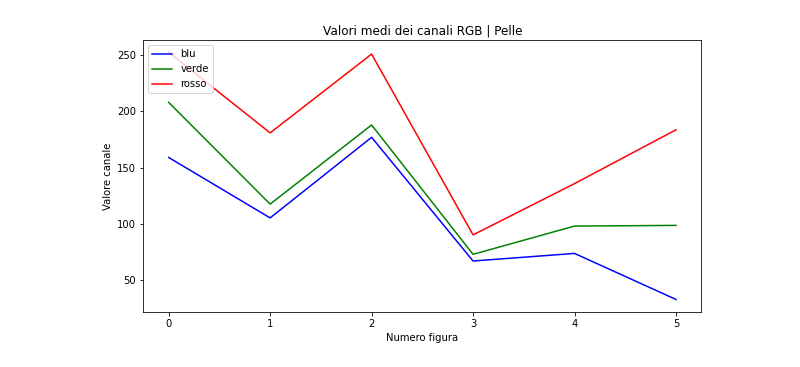
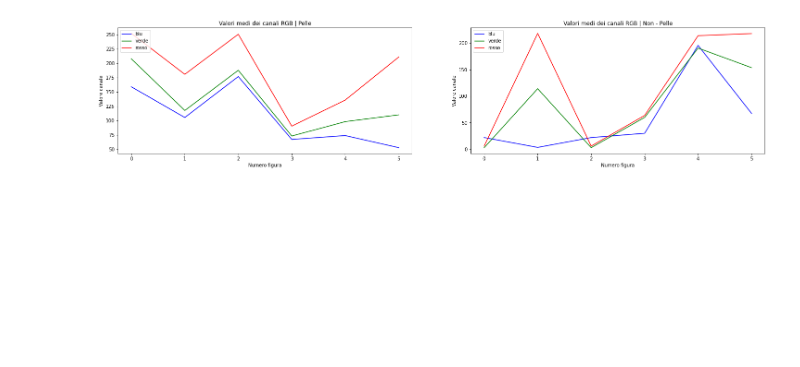
Before and after one commit to Wooler97/Skin-Detection, a Jupyter notebook: a.ipynb, the cells around one changed output. Cells and saved outputs as stored; diff of their text form; code cells hidden in the pictures; blank space fills up the shorter version.

```diff
--- a/a.ipynb
+++ b/a.ipynb
@@ -188,16 +378,29 @@ Text(0.5, 0, 'Canale')
 # %%
 chp_r = np.array([ch1[2], ch2[2], ch3[2], ch4[2], ch5[2], ch6[2]])
 chp_g = np.array([ch1[1], ch2[1], ch3[1], ch4[1], ch5[1], ch6[1]])
 chp_b = np.array([ch1[0], ch2[0], ch3[0], ch4[0], ch5[0], ch6[0]])
 
-plt.figure(figsize=(10, 5))
+plt.figure(figsize=(25, 5))
+plt.subplot(1,2,1)
 plt.title('Valori medi dei canali RGB | Pelle',fontsize=12)
 plt.plot(chp_b, "-b", label = "blu")
 plt.plot(chp_g, "-g", label = "verde")
 plt.plot(chp_r, "-r", label = "rosso")
 plt.legend(loc = 'upper left')
 plt.xlabel("Numero figura")
 plt.ylabel("Valore canale")
-plt.show()
+
+chnp_r2 = np.array([ch7[2], ch8[2], ch9[2], ch10[2], ch11[2], ch12[2]])
+chnp_g2 = np.array([ch7[1], ch8[1], ch9[1], ch10[1], ch11[1], ch12[1]])
+chnp_b2 = np.array([ch7[0], ch8[0], ch9[0], ch10[0], ch11[0], ch12[0]])
+
+plt.subplot(1,2,2)
+plt.title('Valori medi dei canali RGB | Non - Pelle',fontsize=12)
+plt.plot(chnp_b2, "-b", label = "blu")
+plt.plot(chnp_g2, "-g", label = "verde")
+plt.plot(chnp_r2, "-r", label = "rosso")
+plt.xlabel("Numero figura")
+plt.ylabel("Valore canale")
+_ = plt.legend(loc = 'upper left')
 # %% [output]
-[figure, old version]
+[figure, new version]
```
Also changed, not shown: parts of 10 cells of this notebook, 1 other file.
